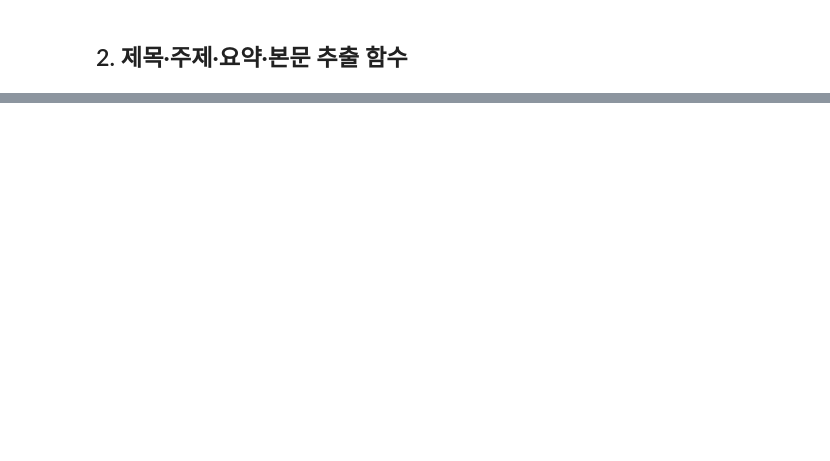
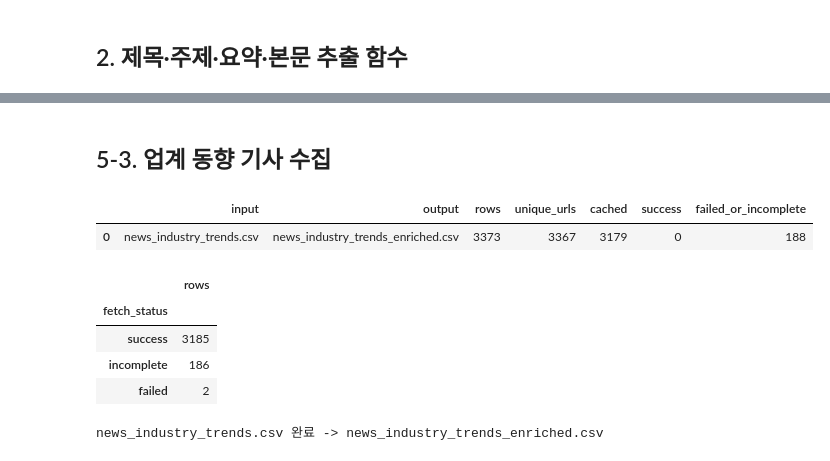
Before and after one commit to junhyun111/news-digest-source, a Jupyter notebook: model/build_reference_embeddings.ipynb, the cells around one changed output, grey strips where cells are left out. Drawn from its saved outputs; the diff is of its cells as text; code cells hidden in the pictures; blank space fills up the shorter version.

```diff
--- a/model/build_reference_embeddings.ipynb
+++ b/model/build_reference_embeddings.ipynb
@@ -211,0 +288,13 @@ display(pd.DataFrame(saved_files).T)
+# %% [markdown]
+## 5-3. 업계 동향 기사 수집
+# %%
+category_output = process_source('news_industry_trends.csv')
+# %% [output]
+|  | input | output | rows | unique_urls | cached | success | failed_or_incomplete |
+| 0 | news_industry_trends.csv | news_industry_trends_enriched.csv | 3373 | 3367 | 3179 | 0 | 188 |
+|  | rows |
+| fetch_status |  |
+| success | 3185 |
+| incomplete | 186 |
+| failed | 2 |
+news_industry_trends.csv 완료 -> news_industry_trends_enriched.csv
```
Also changed, not shown: parts of 21 cells of this notebook, 38 other files.
